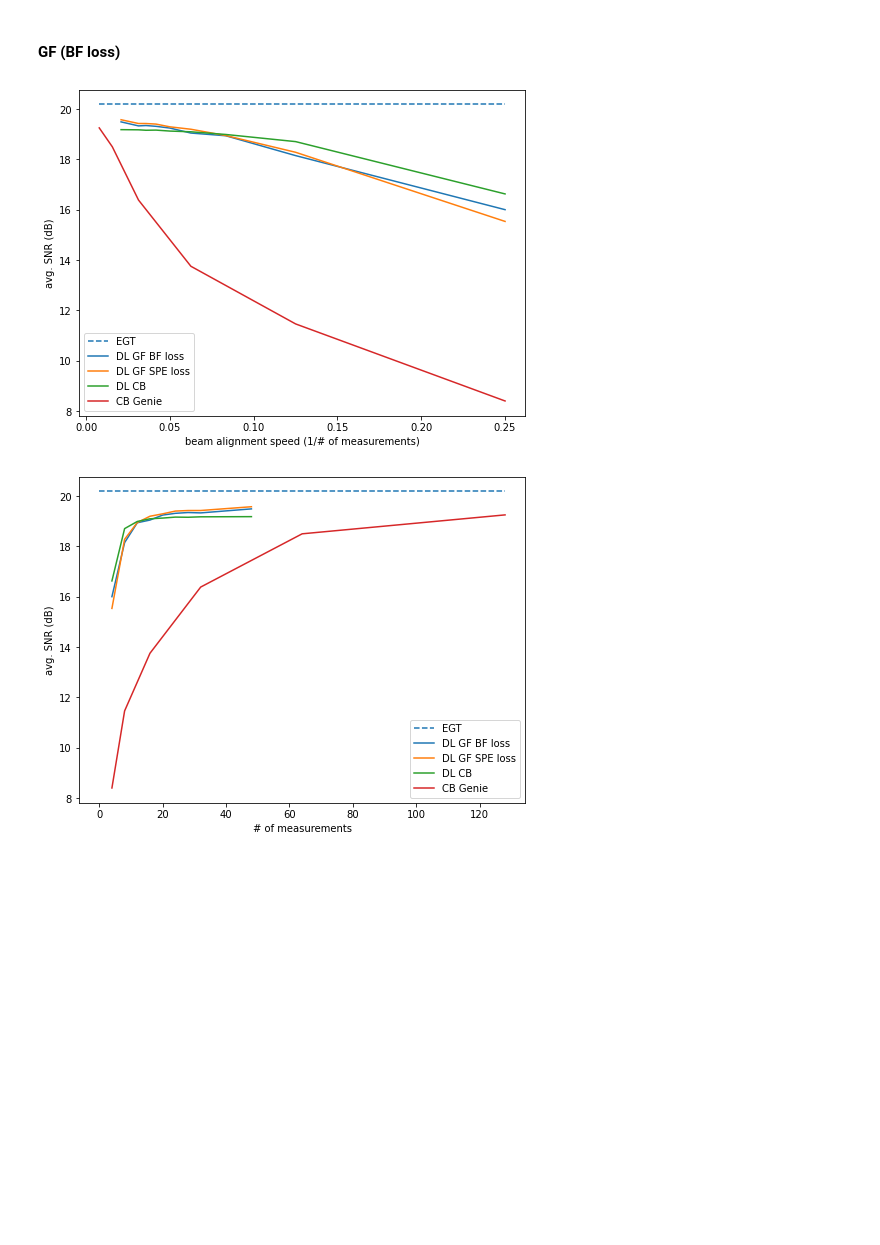
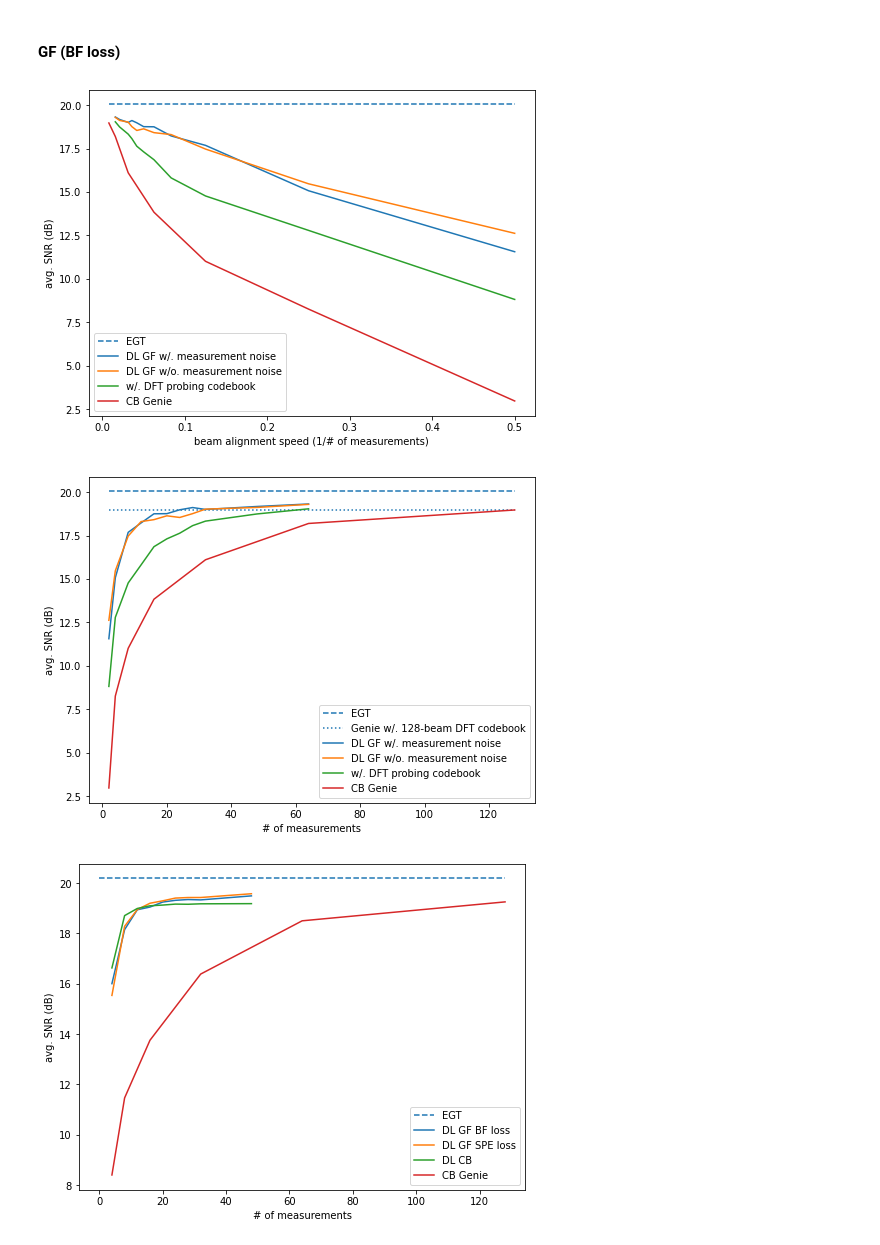
Before and after one commit to YuqiangHeng/DLGF, a Jupyter notebook: compile_result_MISO.ipynb, the cells around one changed output. Saved outputs shown, nothing was run; the diff lists cells and outputs as text; code cells hidden in the pictures; blank space fills up the shorter version.

```diff
--- a/compile_result_MISO.ipynb
+++ b/compile_result_MISO.ipynb
@@ -114,19 +144,20 @@ Keep 77637 out of 105842 UEs that are above the IA SNR threshold (-5 dB).
 # %%
-n_probe_arr = np.array([4,8,12,16,20,24,28,32,48])
+n_probe_arr = np.array([2,4,8,12,16,20,24,28,32,48,64])
 mode = 'GF'
 loss_fn = 'BF_loss'
 num_beams = None
 model_savefname_prefix = './Saved_Models/'
-GF_BF_loss_vs_nprobe = []
+DFT_GF_BF_loss_vs_nprobe = []
 for n_probing_beam in n_probe_arr:
-    model = BF_Autoencoder(num_antenna =num_antenna,num_probing_beam = n_probing_beam,
+    model = BF_DFT_Autoencoder(num_antenna =num_antenna,num_probing_beam = n_probing_beam,
                                 noise_power=measurement_noise_power, norm_factor = norm_factor,
                                 mode = mode, num_beam = num_beams)
-    model_setup_params = ("MISO_{}_BS_{}_{}_"+
+    model_setup_params = ("DFT_MISO_{}_BS_{}_{}_"+
                     "{}_{}_Nprobe_{}_"+
                     "{}_antenna").format(scenario,activated_BS,array_type,
                                             mode,loss_fn,
                                             n_probing_beam,num_antenna)
+
     model_savefname = model_savefname_prefix+model_setup_params+".pt"
     state_dict_load = torch.load(model_savefname_prefix+model_setup_params+'.pt')
     model.load_state_dict(state_dict_load)
@@ -135,8 +166,8 @@ for n_probing_beam in n_probe_arr:
         beam_pred = model(torch_x_test)
         beam_pred = beam_pred.detach().unsqueeze(dim=-1).numpy() # n_batch x num_antenna x 1
     predicted_bf_gain = (abs(h[test_idc] @ beam_pred)**2).squeeze()
-    GF_BF_loss_vs_nprobe.append(predicted_bf_gain)
-GF_BF_loss_vs_nprobe = np.array(GF_BF_loss_vs_nprobe)
+    DFT_GF_BF_loss_vs_nprobe.append(predicted_bf_gain)
+DFT_GF_BF_loss_vs_nprobe = np.array(DFT_GF_BF_loss_vs_nprobe)
 # %%
 n_probe_arr = np.array([4,8,12,16,20,24,28,32,48])
 mode = 'GF'
@@ -164,7 +195,7 @@ for n_probing_beam in n_probe_arr:
     GF_SPE_loss_vs_nprobe.append(predicted_bf_gain)
 GF_SPE_loss_vs_nprobe = np.array(GF_SPE_loss_vs_nprobe)
 # %%
-n_probe_arr = np.array([4,8,12,16,20,24,28,32,48])
+n_probe_arr_CB = np.array([4,8,12,16,20,24,28,32,48])
 mode = 'CB'
 oversampling_factor = 2
 loss_fn = 'None'
@@ -173,7 +204,7 @@ DFT_codebook = ULA_DFT_codebook(nseg=num_beams,n_antenna=num_antenna)
 
 model_savefname_prefix = './Saved_Models/'
 CB_vs_nprobe = []
-for n_probing_beam in n_probe_arr:
+for n_probing_beam in n_probe_arr_CB:
     model = BF_Autoencoder(num_antenna =num_antenna,num_probing_beam = n_probing_beam,
                                 noise_power=measurement_noise_power, norm_factor = norm_factor,
                                 mode = mode, num_beam = num_beams)
@@ -194,7 +225,7 @@ for n_probing_beam in n_probe_arr:
     CB_vs_nprobe.append(predicted_bf_gain)
 CB_vs_nprobe = np.array(CB_vs_nprobe)
 # %%
-nbeam_arr = np.array([4,8,16,32,64,128])
+nbeam_arr = np.array([2,4,8,16,32,64,128])
 genie_vs_nbeam = []
 for nbeam in nbeam_arr:
     DFT_codebook = ULA_DFT_codebook(nseg=nbeam,n_antenna=num_antenna).T
@@ -206,17 +237,34 @@ genie_vs_nbeam = np.array(genie_vs_nbeam)
 EGT_bfgain = np.power(np.sum(abs(h[test_idc].squeeze()),axis=1),2)/num_antenna
 # %%
 plt.figure(figsize=(8,6))
-plt.hlines(tx_power_dBm+pow_2_dB(EGT_bfgain.mean())-noise_power_dBm,xmin=1/128,xmax=1/4,label='EGT',linestyles='dashed')
-plt.plot(1/n_probe_arr,tx_power_dBm+pow_2_dB(GF_BF_loss_vs_nprobe.mean(axis=1))-noise_power_dBm,label='DL GF BF loss')
-plt.plot(1/n_probe_arr,tx_power_dBm+pow_2_dB(GF_SPE_loss_vs_nprobe.mean(axis=1))-noise_power_dBm,label='DL GF SPE loss')
-plt.plot(1/n_probe_arr,tx_power_dBm+pow_2_dB(CB_vs_nprobe.mean(axis=1))-noise_power_dBm,label='DL CB')
+plt.hlines(tx_power_dBm+pow_2_dB(EGT_bfgain.mean())-noise_power_dBm,xmin=1/128,xmax=1/2,label='EGT',linestyles='dashed')
+plt.plot(1/n_probe_arr,tx_power_dBm+pow_2_dB(GF_BF_loss_vs_nprobe[True].mean(axis=1))-noise_power_dBm,label='DL GF w/. measurement noise')
+plt.plot(1/n_probe_arr,tx_power_dBm+pow_2_dB(GF_BF_loss_vs_nprobe[False].mean(axis=1))-noise_power_dBm,label='DL GF w/o. measurement noise')
+# plt.plot(1/n_probe_arr,tx_power_dBm+pow_2_dB(GF_SPE_loss_vs_nprobe.mean(axis=1))-noise_power_dBm,label='DL GF SPE loss')
+plt.plot(1/n_probe_arr,tx_power_dBm+pow_2_dB(DFT_GF_BF_loss_vs_nprobe.mean(axis=1))-noise_power_dBm,label='w/. DFT probing codebook')
+# plt.plot(1/n_probe_arr_CB,tx_power_dBm+pow_2_dB(CB_vs_nprobe.mean(axis=1))-noise_power_dBm,label='DL CB')
 plt.plot(1/nbeam_arr,tx_power_dBm+pow_2_dB(genie_vs_nbeam.mean(axis=1))-noise_power_dBm,label='CB Genie')
-plt.legend()
+plt.legend(loc='lower left')
 plt.xlabel('beam alignment speed (1/# of measurements)')
 plt.ylabel('avg. SNR (dB)')
 plt.show()
+
+plt.figure(figsize=(8,6))
+plt.hlines(tx_power_dBm+pow_2_dB(EGT_bfgain.mean())-noise_power_dBm,xmin=2,xmax=128,label='EGT',linestyles='dashed')
+plt.hlines(tx_power_dBm+pow_2_dB(genie_vs_nbeam[-1].mean())-noise_power_dBm,xmin=2,xmax=128,label='Genie w/. 128-beam DFT codebook',linestyles='dotted')
+plt.plot(n_probe_arr,tx_power_dBm+pow_2_dB(GF_BF_loss_vs_nprobe[True].mean(axis=1))-noise_power_dBm,label='DL GF w/. measurement noise')
+plt.plot(n_probe_arr,tx_power_dBm+pow_2_dB(GF_BF_loss_vs_nprobe[False].mean(axis=1))-noise_power_dBm,label='DL GF w/o. measurement noise')
+# plt.plot(1/n_probe_arr,tx_power_dBm+pow_2_dB(GF_SPE_loss_vs_nprobe.mean(axis=1))-noise_power_dBm,label='DL GF SPE loss')
+plt.plot(n_probe_arr,tx_power_dBm+pow_2_dB(DFT_GF_BF_loss_vs_nprobe.mean(axis=1))-noise_power_dBm,label='w/. DFT probing codebook')
+# plt.plot(1/n_probe_arr_CB,tx_power_dBm+pow_2_dB(CB_vs_nprobe.mean(axis=1))-noise_power_dBm,label='DL CB')
+plt.plot(nbeam_arr,tx_power_dBm+pow_2_dB(genie_vs_nbeam.mean(axis=1))-noise_power_dBm,label='CB Genie')
+plt.legend()
+plt.xlabel('# of measurements')
+plt.ylabel('avg. SNR (dB)')
+plt.show()
 # %% [output]
-[figure, old version]
+[figure, new version]
+[figure, added]
 # %%
 plt.figure(figsize=(8,6))
 plt.hlines(tx_power_dBm+pow_2_dB(EGT_bfgain.mean())-noise_power_dBm,xmin=0,xmax=128,label='EGT',linestyles='dashed')
```
Also changed, not shown: parts of 5 cells of this notebook.
